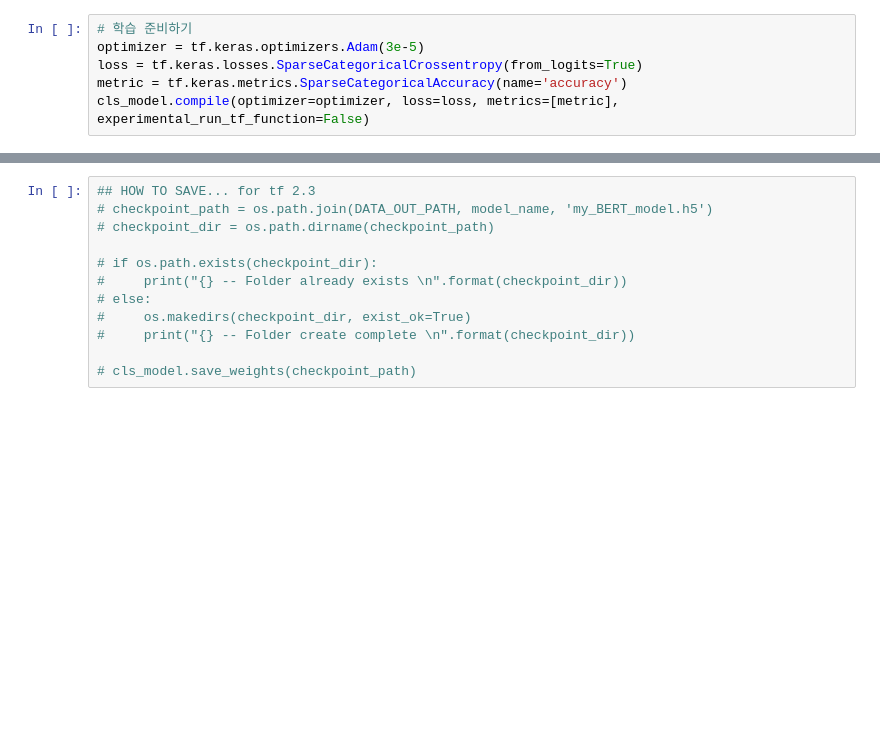
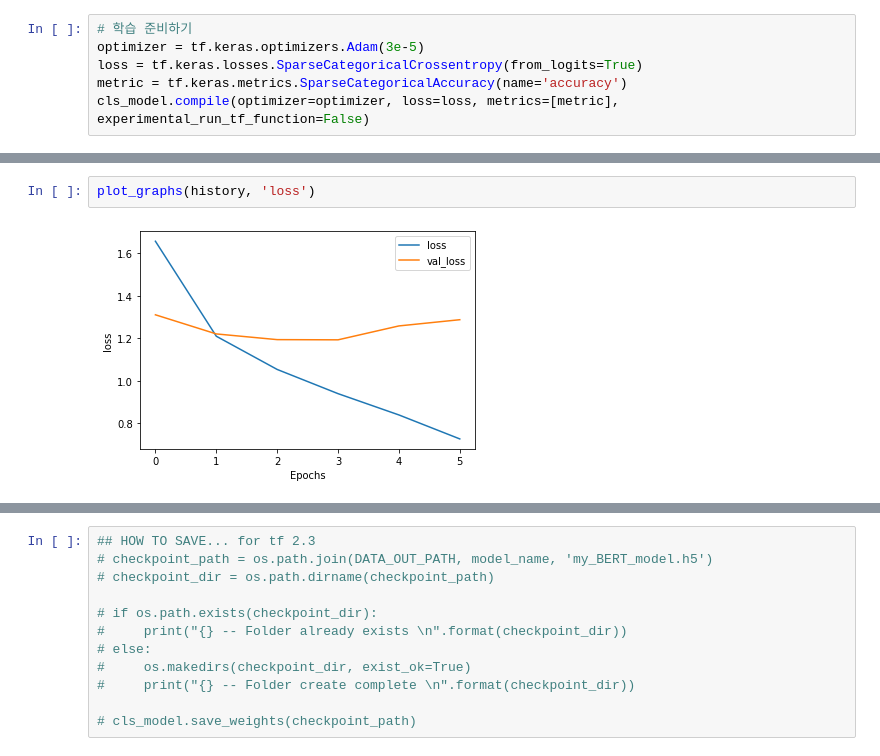
Before and after one commit to HyeonhoonLee/KoNLP, a Jupyter notebook: BERT_finetune.ipynb, the cells around one changed output, grey strips where cells are left out. Cells and saved outputs as stored; diff of their text form; blank space fills up the shorter version.

```diff
--- a/BERT_finetune.ipynb
+++ b/BERT_finetune.ipynb
@@ -546,3 +527,7 @@ Epoch 00005: val_accuracy did not improve from 0.66085
+# %%
+plot_graphs(history, 'loss')
+# %% [output]
+[figure, added]
 # %%
 plot_graphs(history, 'accuracy')
 # %% [output]
```
Also changed, not shown: parts of 26 cells of this notebook.
